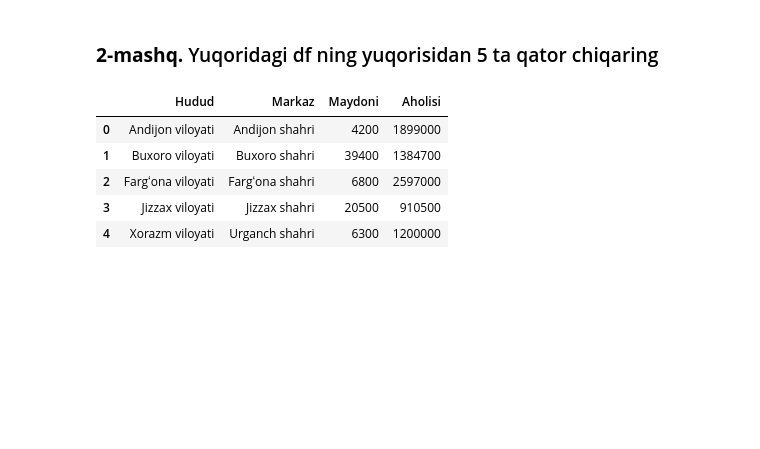
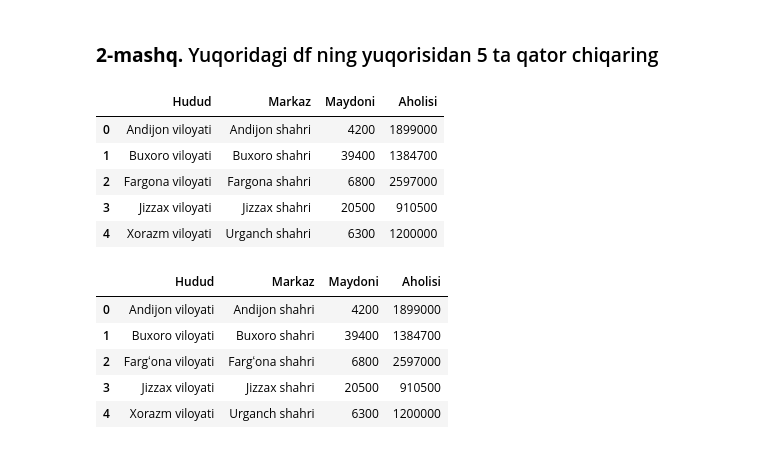
Before and after one commit to bobur-amirov/DataScienceExample, a Jupyter notebook: DS_pandas_2_amaliyot_df.ipynb, the cells around one changed output. Drawn from its saved outputs; the diff is of its cells as text; code cells hidden in the pictures; blank space fills up the shorter version.

```diff
--- a/DS_pandas_2_amaliyot_df.ipynb
+++ b/DS_pandas_2_amaliyot_df.ipynb
@@ -110,6 +195,14 @@ df
 ### **2-mashq.** Yuqoridagi df ning yuqorisidan 5 ta qator chiqaring
 # %%
 # Javobni shuyerga yozing
+df.head()
+# %% [output]
+|  | Hudud | Markaz | Maydoni | Aholisi |
+| 0 | Andijon viloyati | Andijon shahri | 4200 | 1899000 |
+| 1 | Buxoro viloyati | Buxoro shahri | 39400 | 1384700 |
+| 2 | Fargona viloyati | Fargona shahri | 6800 | 2597000 |
+| 3 | Jizzax viloyati | Jizzax shahri | 20500 | 910500 |
+| 4 | Xorazm viloyati | Urganch shahri | 6300 | 1200000 |
 # %%
 #@title **To'g'ri javob**
 df.head()
```
Also changed, not shown: parts of 24 cells of this notebook.
